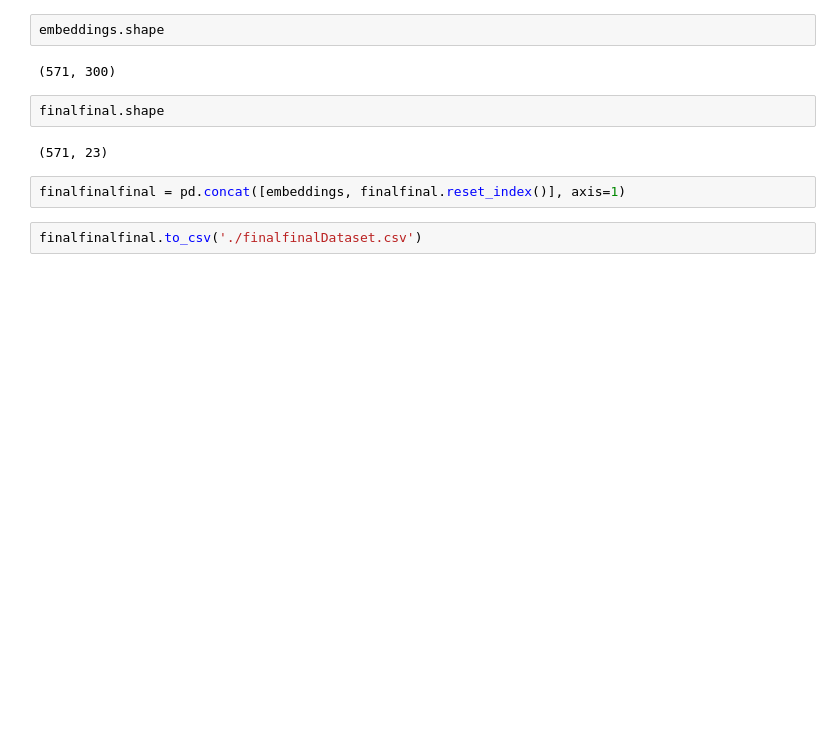
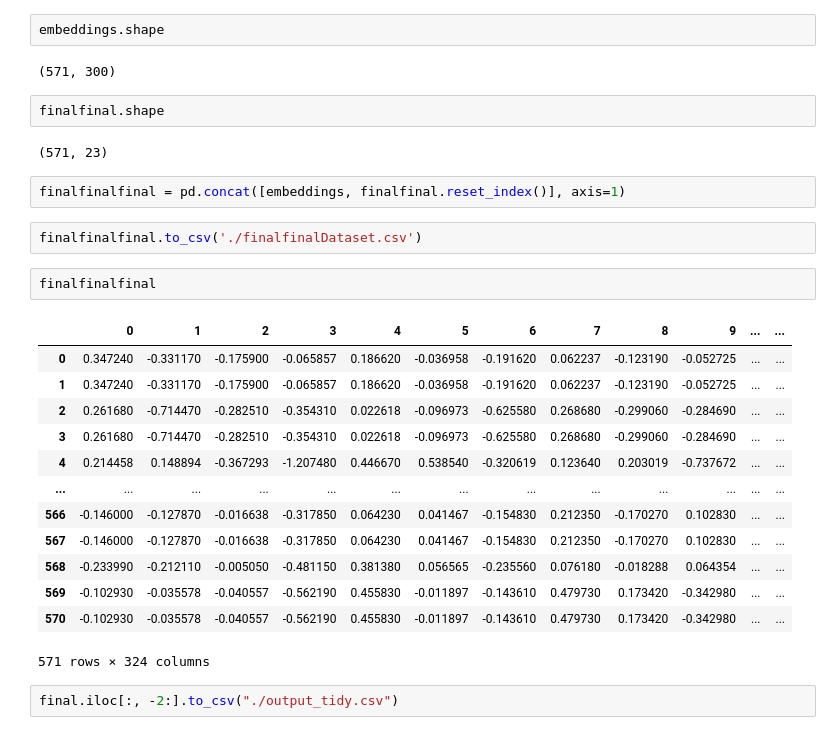
Before and after one commit to bogdankjastrzebski/EDTzUG-2020L, a Jupyter notebook: Dataset with embeddings .ipynb, the cells around one changed output. Saved outputs shown, nothing was run; the diff lists cells and outputs as text; blank space fills up the shorter version.

```diff
--- a/Dataset with embeddings .ipynb
+++ b/Dataset with embeddings .ipynb
@@ -308,3 +308,21 @@ finalfinal.shape
 finalfinalfinal = pd.concat([embeddings, finalfinal.reset_index()], axis=1)
 # %%
 finalfinalfinal.to_csv('./finalfinalDataset.csv')
+# %%
+finalfinalfinal
+# %% [output]
+|  | 0 | 1 | 2 | 3 | 4 | 5 | 6 | 7 | 8 | 9 | ... | ... |
+| 0 | 0.347240 | -0.331170 | -0.175900 | -0.065857 | 0.186620 | -0.036958 | -0.191620 | 0.062237 | -0.123190 | -0.052725 | ... | ... |
+| 1 | 0.347240 | -0.331170 | -0.175900 | -0.065857 | 0.186620 | -0.036958 | -0.191620 | 0.062237 | -0.123190 | -0.052725 | ... | ... |
+| 2 | 0.261680 | -0.714470 | -0.282510 | -0.354310 | 0.022618 | -0.096973 | -0.625580 | 0.268680 | -0.299060 | -0.284690 | ... | ... |
+| 3 | 0.261680 | -0.714470 | -0.282510 | -0.354310 | 0.022618 | -0.096973 | -0.625580 | 0.268680 | -0.299060 | -0.284690 | ... | ... |
+| 4 | 0.214458 | 0.148894 | -0.367293 | -1.207480 | 0.446670 | 0.538540 | -0.320619 | 0.123640 | 0.203019 | -0.737672 | ... | ... |
+| ... | ... | ... | ... | ... | ... | ... | ... | ... | ... | ... | ... | ... |
+| 566 | -0.146000 | -0.127870 | -0.016638 | -0.317850 | 0.064230 | 0.041467 | -0.154830 | 0.212350 | -0.170270 | 0.102830 | ... | ... |
+| 567 | -0.146000 | -0.127870 | -0.016638 | -0.317850 | 0.064230 | 0.041467 | -0.154830 | 0.212350 | -0.170270 | 0.102830 | ... | ... |
+| 568 | -0.233990 | -0.212110 | -0.005050 | -0.481150 | 0.381380 | 0.056565 | -0.235560 | 0.076180 | -0.018288 | 0.064354 | ... | ... |
+| 569 | -0.102930 | -0.035578 | -0.040557 | -0.562190 | 0.455830 | -0.011897 | -0.143610 | 0.479730 | 0.173420 | -0.342980 | ... | ... |
+| 570 | -0.102930 | -0.035578 | -0.040557 | -0.562190 | 0.455830 | -0.011897 | -0.143610 | 0.479730 | 0.173420 | -0.342980 | ... | ... |
+571 rows × 324 columns
+# %%
+final.iloc[:, -2:].to_csv("./output_tidy.csv")
```
Also changed, not shown: 1 other file.
